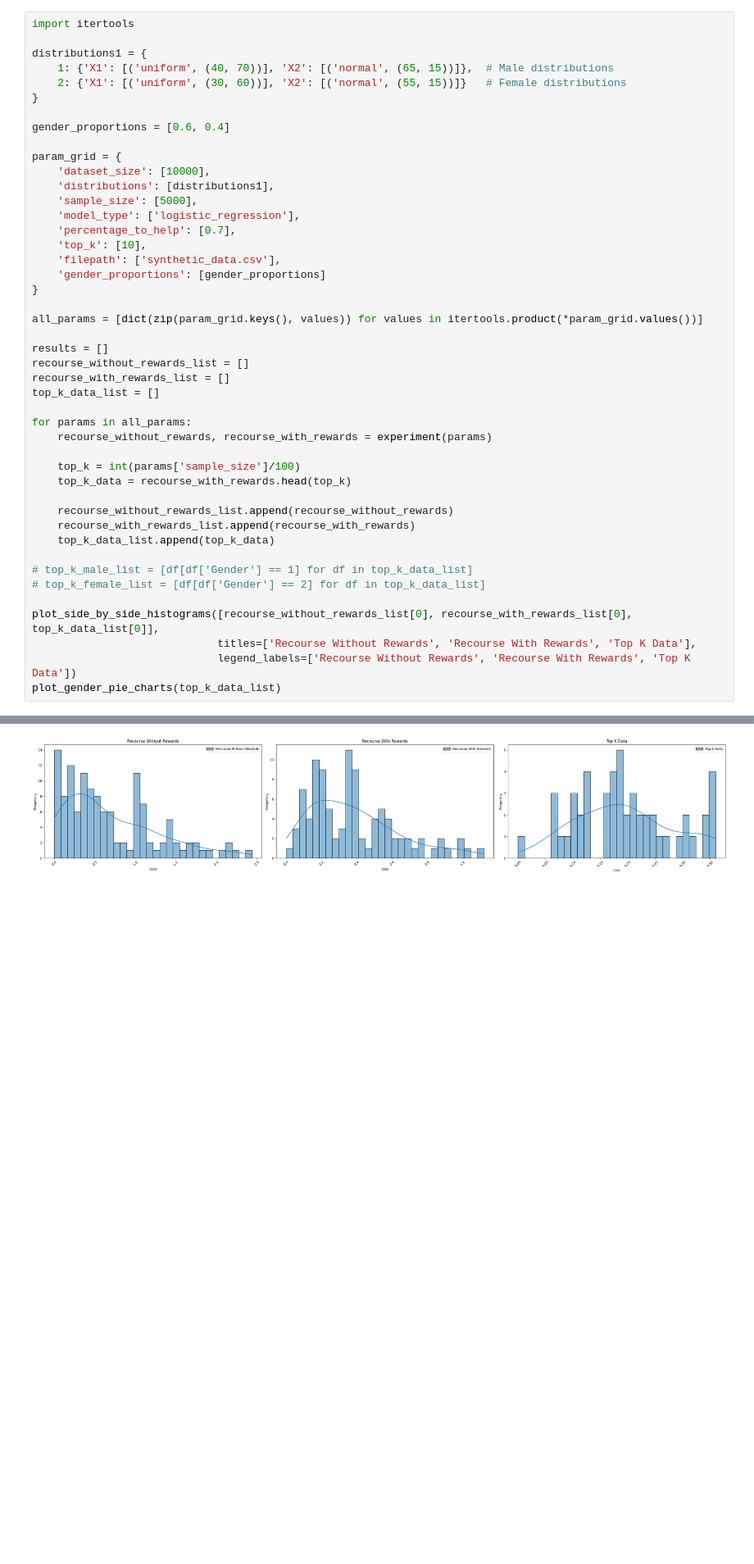
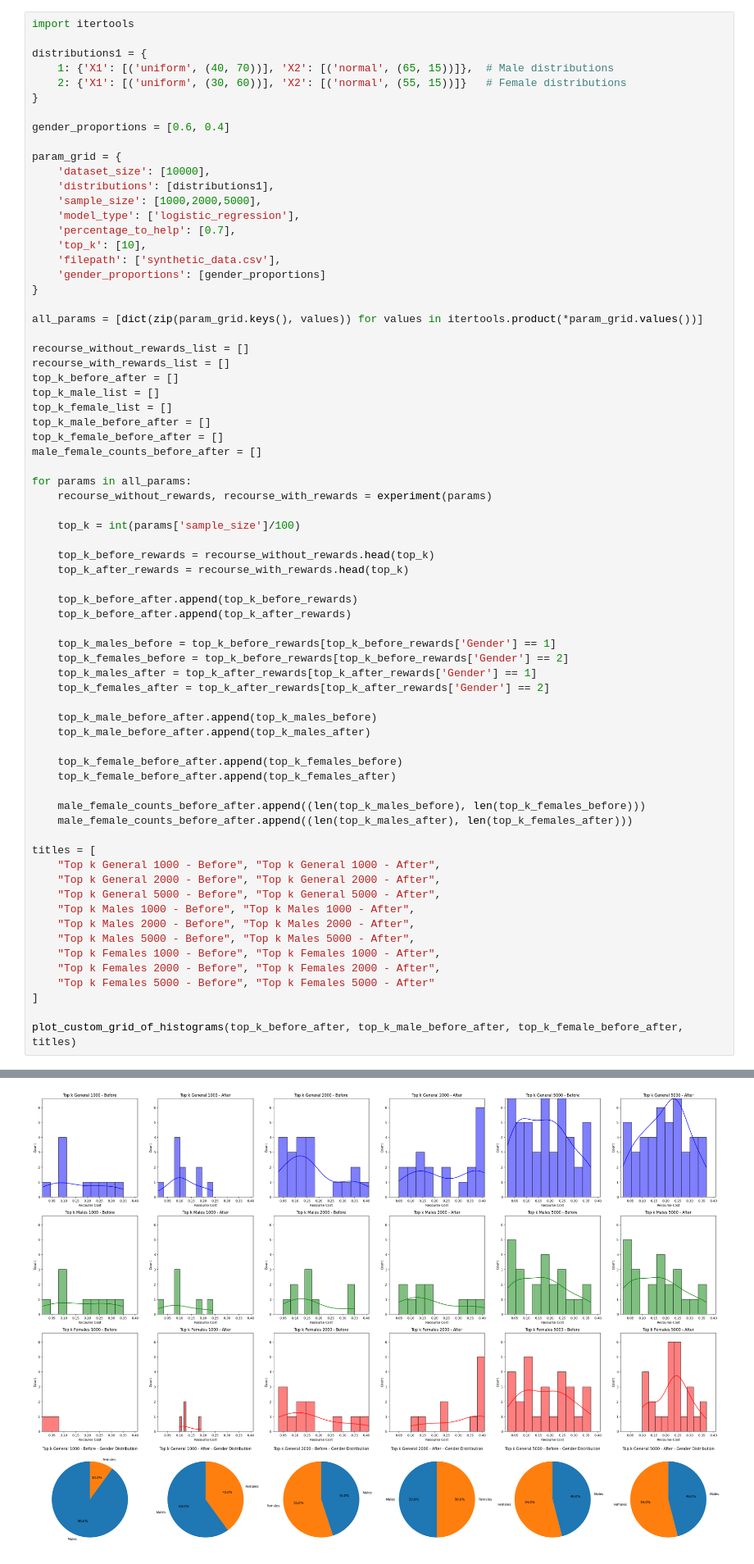
Before and after one commit to AsifAhmedShodip/MyRecourseProject, a Jupyter notebook: notebooks/experiment.ipynb, the cells around one changed output, grey strips where cells are left out. Shown at 82% size. Cells and saved outputs as stored; diff of their text form; blank space fills up the shorter version.

```diff
--- a/notebooks/experiment.ipynb
+++ b/notebooks/experiment.ipynb
@@ -327,7 +346,7 @@ gender_proportions = [0.6, 0.4]
 param_grid = {
     'dataset_size': [10000],
     'distributions': [distributions1],
-    'sample_size': [5000],
+    'sample_size': [1000,2000,5000],
     'model_type': ['logistic_regression'],
     'percentage_to_help': [0.7],
     'top_k': [10],
@@ -337,26 +356,51 @@ param_grid = {
 
 all_params = [dict(zip(param_grid.keys(), values)) for values in itertools.product(*param_grid.values())]
 
-results = []
 recourse_without_rewards_list = []
 recourse_with_rewards_list = []
-top_k_data_list = []
+top_k_before_after = []
+top_k_male_list = []
+top_k_female_list = []
+top_k_male_before_after = []
+top_k_female_before_after = []
+male_female_counts_before_after = []
 
 for params in all_params:
     recourse_without_rewards, recourse_with_rewards = experiment(params)
 
     top_k = int(params['sample_size']/100)
-    top_k_data = recourse_with_rewards.head(top_k)
 
-    recourse_without_rewards_list.append(recourse_without_rewards)
-    recourse_with_rewards_list.append(recourse_with_rewards)
-    top_k_data_list.append(top_k_data)
+    top_k_before_rewards = recourse_without_rewards.head(top_k)
+    top_k_after_rewards = recourse_with_rewards.head(top_k)
 
-# top_k_male_list = [df[df['Gender'] == 1] for df in top_k_data_list]
-# top_k_female_list = [df[df['Gender'] == 2] for df in top_k_data_list]
+    top_k_before_after.append(top_k_before_rewards)
+    top_k_before_after.append(top_k_after_rewards)
 
-plot_side_by_side_histograms([recourse_without_rewards_list[0], recourse_with_rewards_list[0], top_k_data_list[0]],
-                             titles=['Recourse Without Rewards', 'Recourse With Rewards', 'Top K Data'],
-                             legend_labels=['Recourse Without Rewards', 'Recourse With Rewards', 'Top K Data'])
-plot_gender_pie_charts(top_k_data_list)
+    top_k_males_before = top_k_before_rewards[top_k_before_rewards['Gender'] == 1]
+    top_k_females_before = top_k_before_rewards[top_k_before_rewards['Gender'] == 2]
+    top_k_males_after = top_k_after_rewards[top_k_after_rewards['Gender'] == 1]
+    top_k_females_after = top_k_after_rewards[top_k_after_rewards['Gender'] == 2]
+
+    top_k_male_before_after.append(top_k_males_before)
+    top_k_male_before_after.append(top_k_males_after)
+
+    top_k_female_before_after.append(top_k_females_before)
+    top_k_female_before_after.append(top_k_females_after)
+
+    male_female_counts_before_after.append((len(top_k_males_before), len(top_k_females_before)))
+    male_female_counts_before_after.append((len(top_k_males_after), len(top_k_females_after)))
+
+titles = [
+    "Top k General 1000 - Before", "Top k General 1000 - After",
+    "Top k General 2000 - Before", "Top k General 2000 - After",
+    "Top k General 5000 - Before", "Top k General 5000 - After",
+    "Top k Males 1000 - Before", "Top k Males 1000 - After",
+    "Top k Males 2000 - Before", "Top k Males 2000 - After",
+    "Top k Males 5000 - Before", "Top k Males 5000 - After",
+    "Top k Females 1000 - Before", "Top k Females 1000 - After",
+    "Top k Females 2000 - Before", "Top k Females 2000 - After",
+    "Top k Females 5000 - Before", "Top k Females 5000 - After"
+]
+
+plot_custom_grid_of_histograms(top_k_before_after, top_k_male_before_after, top_k_female_before_after, titles)
 # %% [output]
@@ -380 +407 @@ Confusion Matrix:
-[figure, old version]
+[figure, new version]
```
Also changed, not shown: parts of 11 cells of this notebook, 1 other file.
